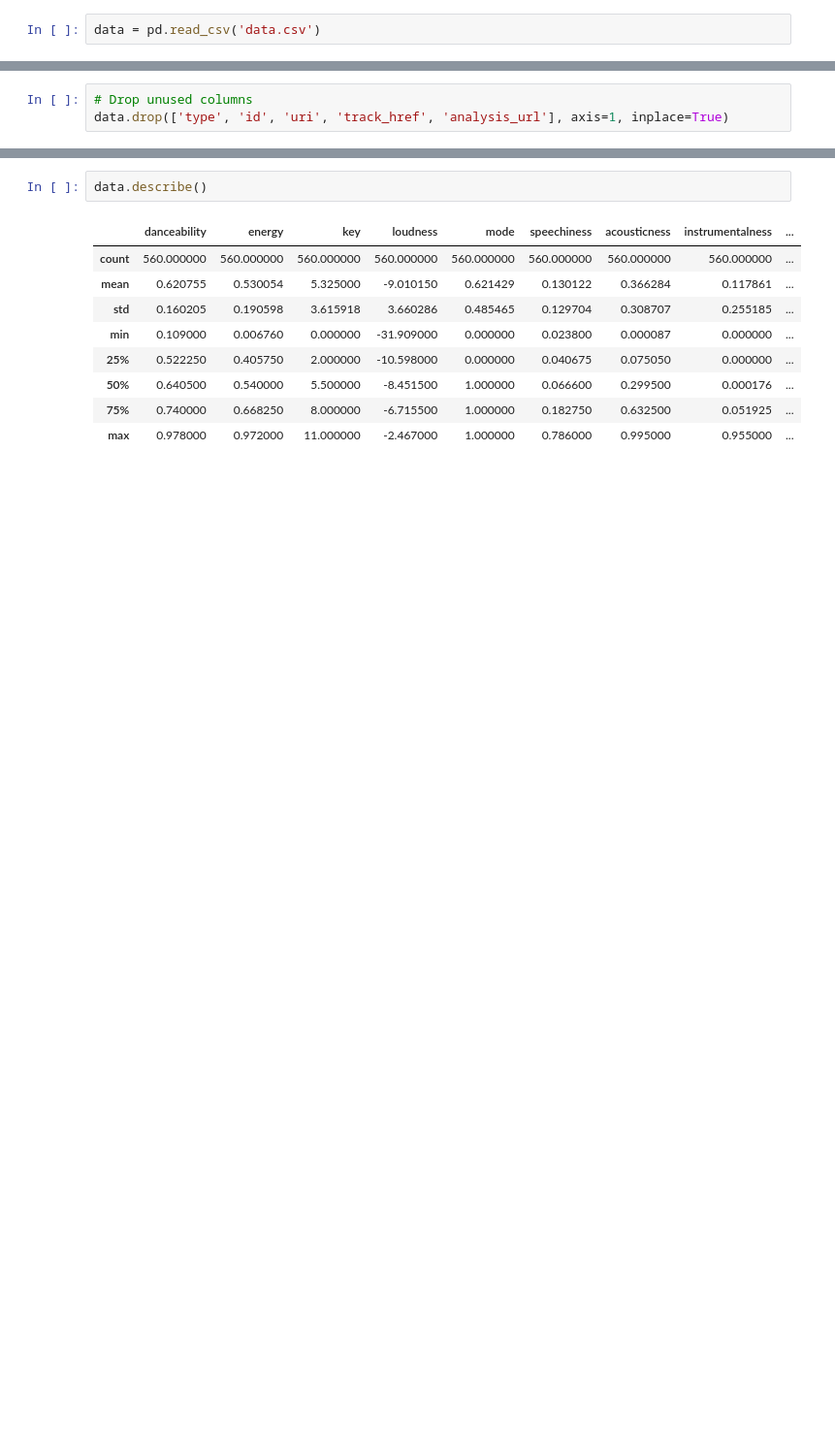
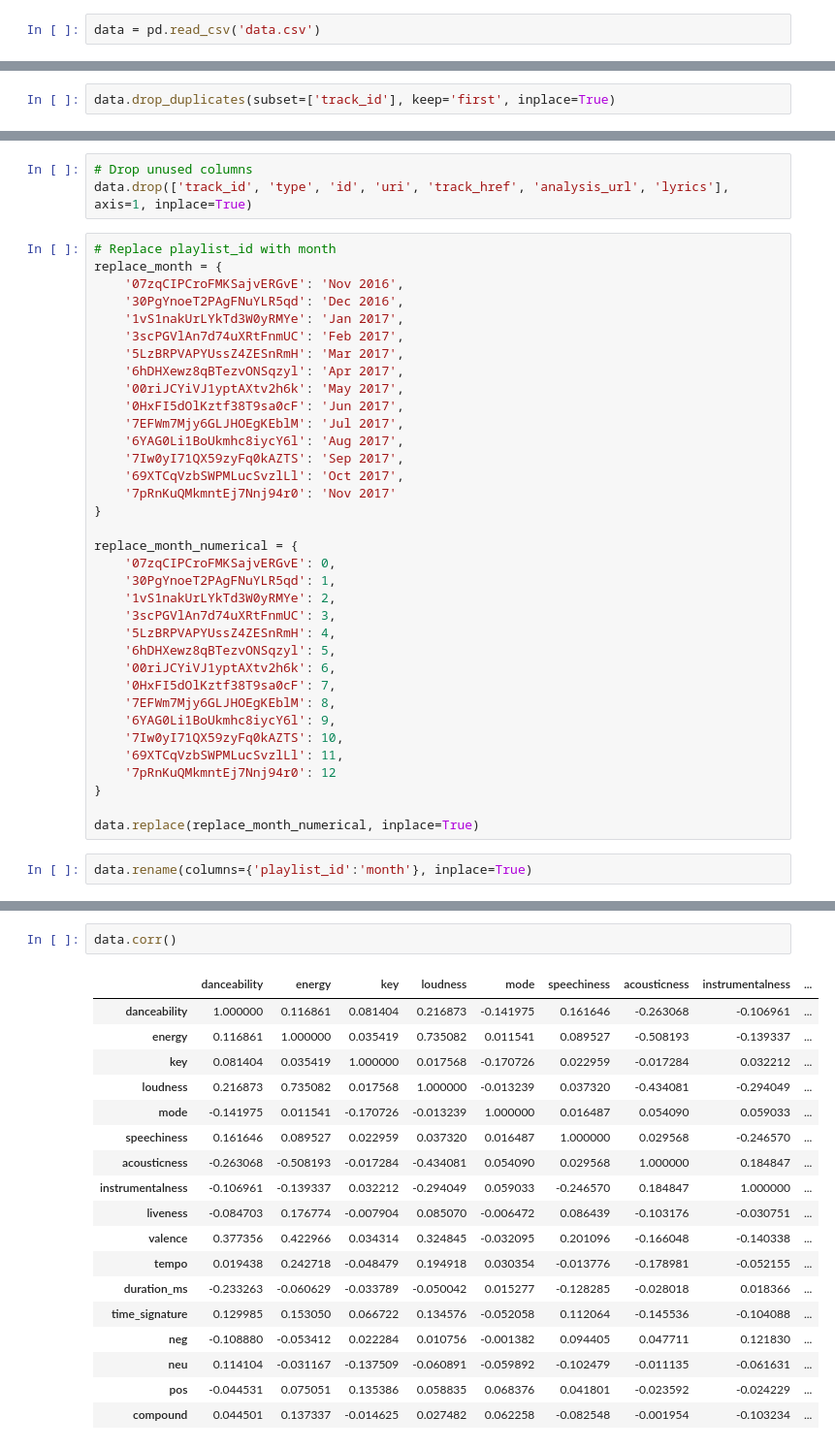
Before and after one commit to rileynwong/spotify-analysis, a Jupyter notebook: Data-Analysis.ipynb, the cells around one changed output, grey strips where cells are left out. Shown at 97% size. Cells and saved outputs as stored; diff of their text form; blank space fills up the shorter version.

```diff
--- a/Data-Analysis.ipynb
+++ b/Data-Analysis.ipynb
@@ -16,0 +48,2 @@ data.head()
+# %%
+data.drop_duplicates(subset=['track_id'], keep='first', inplace=True)
@@ -17,6 +82,43 @@ data.head()
 # %%
 # Drop unused columns
-data.drop(['type', 'id', 'uri', 'track_href', 'analysis_url'], axis=1, inplace=True)
+data.drop(['track_id', 'type', 'id', 'uri', 'track_href', 'analysis_url', 'lyrics'], axis=1, inplace=True)
+# %%
+# Replace playlist_id with month
+replace_month = {
+    '07zqCIPCroFMKSajvERGvE': 'Nov 2016',
+    '30PgYnoeT2PAgFNuYLR5qd': 'Dec 2016',
+    '1vS1nakUrLYkTd3W0yRMYe': 'Jan 2017',
+    '3scPGVlAn7d74uXRtFnmUC': 'Feb 2017',
+    '5LzBRPVAPYUssZ4ZESnRmH': 'Mar 2017',
+    '6hDHXewz8qBTezvONSqzyl': 'Apr 2017',
+    '00riJCYiVJ1yptAXtv2h6k': 'May 2017',
+    '0HxFI5dOlKztf38T9sa0cF': 'Jun 2017',
+    '7EFWm7Mjy6GLJHOEgKEblM': 'Jul 2017',
+    '6YAG0Li1BoUkmhc8iycY6l': 'Aug 2017',
+    '7Iw0yI71QX59zyFq0kAZTS': 'Sep 2017',
+    '69XTCqVzbSWPMLucSvzlLl': 'Oct 2017',
+    '7pRnKuQMkmntEj7Nnj94r0': 'Nov 2017'
+}
+
+replace_month_numerical = {
+    '07zqCIPCroFMKSajvERGvE': 0,
+    '30PgYnoeT2PAgFNuYLR5qd': 1,
+    '1vS1nakUrLYkTd3W0yRMYe': 2,
+    '3scPGVlAn7d74uXRtFnmUC': 3,
+    '5LzBRPVAPYUssZ4ZESnRmH': 4,
+    '6hDHXewz8qBTezvONSqzyl': 5,
+    '00riJCYiVJ1yptAXtv2h6k': 6,
+    '0HxFI5dOlKztf38T9sa0cF': 7,
+    '7EFWm7Mjy6GLJHOEgKEblM': 8,
+    '6YAG0Li1BoUkmhc8iycY6l': 9,
+    '7Iw0yI71QX59zyFq0kAZTS': 10,
+    '69XTCqVzbSWPMLucSvzlLl': 11,
+    '7pRnKuQMkmntEj7Nnj94r0': 12
+}
+
+data.replace(replace_month_numerical, inplace=True)
+# %%
+data.rename(columns={'playlist_id':'month'}, inplace=True)
 # %%
 data.head()
 # %% [output]
@@ -36,12 +162,21 @@ array(['track_id', 'playlist_id', 'date_added', 'track_name',
 # %%
-data.describe()
+data.corr()
 # %% [output]
 |  | danceability | energy | key | loudness | mode | speechiness | acousticness | instrumentalness | ... |
-| count | 560.000000 | 560.000000 | 560.000000 | 560.000000 | 560.000000 | 560.000000 | 560.000000 | 560.000000 | ... |
-| mean | 0.620755 | 0.530054 | 5.325000 | -9.010150 | 0.621429 | 0.130122 | 0.366284 | 0.117861 | ... |
-| std | 0.160205 | 0.190598 | 3.615918 | 3.660286 | 0.485465 | 0.129704 | 0.308707 | 0.255185 | ... |
-| min | 0.109000 | 0.006760 | 0.000000 | -31.909000 | 0.000000 | 0.023800 | 0.000087 | 0.000000 | ... |
-| 25% | 0.522250 | 0.405750 | 2.000000 | -10.598000 | 0.000000 | 0.040675 | 0.075050 | 0.000000 | ... |
-| 50% | 0.640500 | 0.540000 | 5.500000 | -8.451500 | 1.000000 | 0.066600 | 0.299500 | 0.000176 | ... |
-| 75% | 0.740000 | 0.668250 | 8.000000 | -6.715500 | 1.000000 | 0.182750 | 0.632500 | 0.051925 | ... |
-| max | 0.978000 | 0.972000 | 11.000000 | -2.467000 | 1.000000 | 0.786000 | 0.995000 | 0.955000 | ... |
+| danceability | 1.000000 | 0.116861 | 0.081404 | 0.216873 | -0.141975 | 0.161646 | -0.263068 | -0.106961 | ... |
+| energy | 0.116861 | 1.000000 | 0.035419 | 0.735082 | 0.011541 | 0.089527 | -0.508193 | -0.139337 | ... |
+| key | 0.081404 | 0.035419 | 1.000000 | 0.017568 | -0.170726 | 0.022959 | -0.017284 | 0.032212 | ... |
+| loudness | 0.216873 | 0.735082 | 0.017568 | 1.000000 | -0.013239 | 0.037320 | -0.434081 | -0.294049 | ... |
+| mode | -0.141975 | 0.011541 | -0.170726 | -0.013239 | 1.000000 | 0.016487 | 0.054090 | 0.059033 | ... |
+| speechiness | 0.161646 | 0.089527 | 0.022959 | 0.037320 | 0.016487 | 1.000000 | 0.029568 | -0.246570 | ... |
+| acousticness | -0.263068 | -0.508193 | -0.017284 | -0.434081 | 0.054090 | 0.029568 | 1.000000 | 0.184847 | ... |
+| instrumentalness | -0.106961 | -0.139337 | 0.032212 | -0.294049 | 0.059033 | -0.246570 | 0.184847 | 1.000000 | ... |
+| liveness | -0.084703 | 0.176774 | -0.007904 | 0.085070 | -0.006472 | 0.086439 | -0.103176 | -0.030751 | ... |
+| valence | 0.377356 | 0.422966 | 0.034314 | 0.324845 | -0.032095 | 0.201096 | -0.166048 | -0.140338 | ... |
+| tempo | 0.019438 | 0.242718 | -0.048479 | 0.194918 | 0.030354 | -0.013776 | -0.178981 | -0.052155 | ... |
+| duration_ms | -0.233263 | -0.060629 | -0.033789 | -0.050042 | 0.015277 | -0.128285 | -0.028018 | 0.018366 | ... |
+| time_signature | 0.129985 | 0.153050 | 0.066722 | 0.134576 | -0.052058 | 0.112064 | -0.145536 | -0.104088 | ... |
+| neg | -0.108880 | -0.053412 | 0.022284 | 0.010756 | -0.001382 | 0.094405 | 0.047711 | 0.121830 | ... |
+| neu | 0.114104 | -0.031167 | -0.137509 | -0.060891 | -0.059892 | -0.102479 | -0.011135 | -0.061631 | ... |
+| pos | -0.044531 | 0.075051 | 0.135386 | 0.058835 | 0.068376 | 0.041801 | -0.023592 | -0.024229 | ... |
+| compound | 0.044501 | 0.137337 | -0.014625 | 0.027482 | 0.062258 | -0.082548 | -0.001954 | -0.103234 | ... |
```
Also changed, not shown: parts of 24 cells of this notebook.
